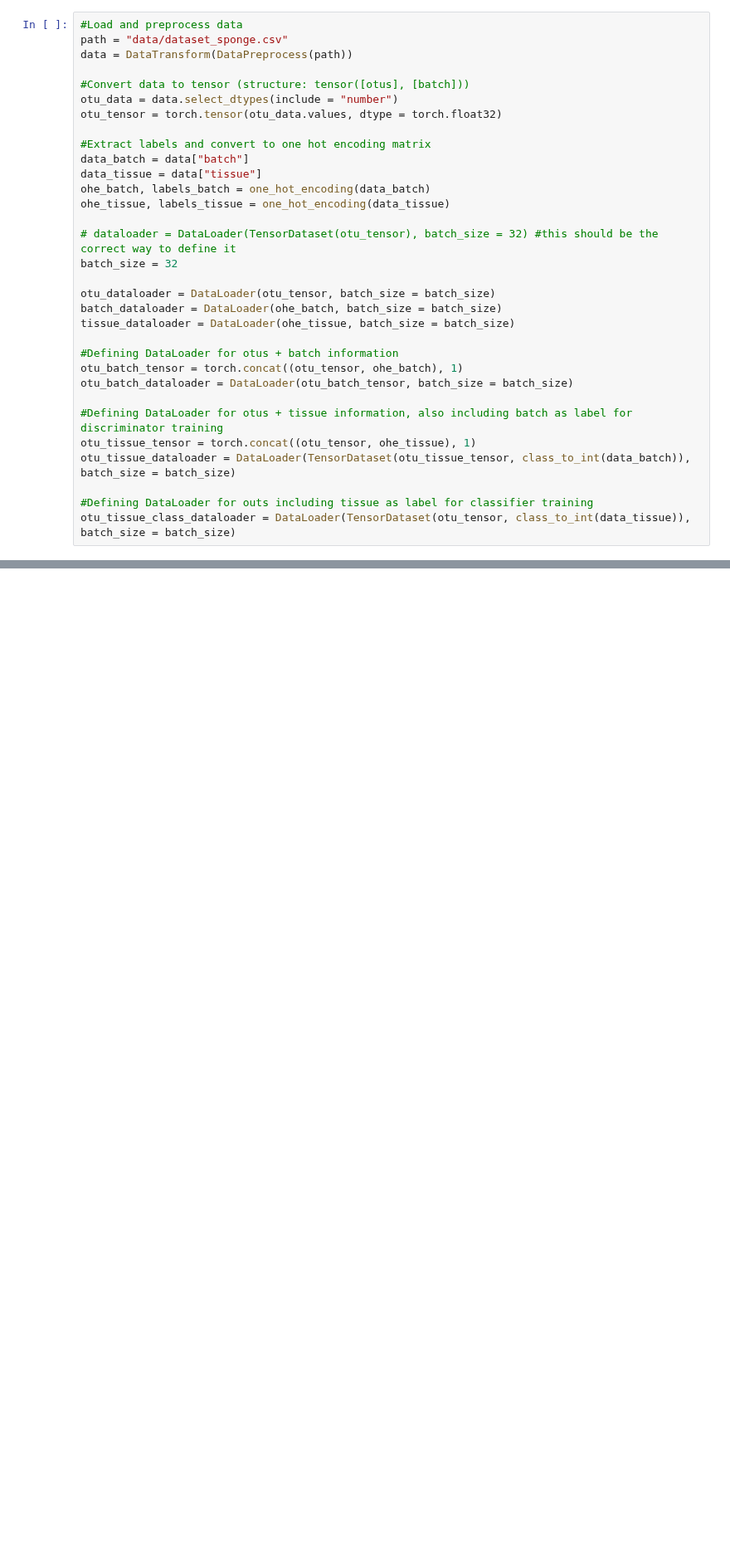
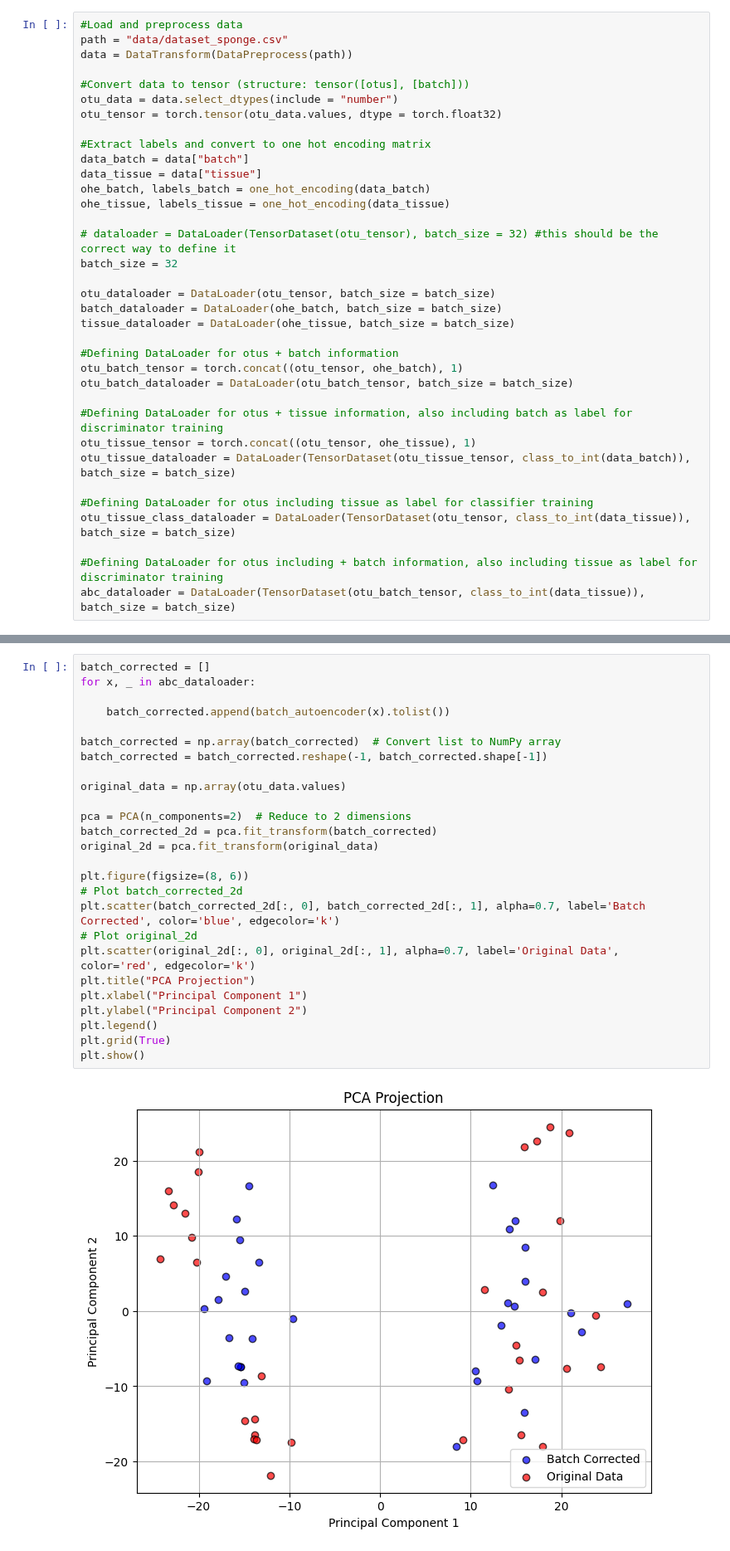
Before and after one commit to edircoli/BECA, a Jupyter notebook: MetaBECA.ipynb, the cells around one changed output, grey strips where cells are left out. Shown at 83% size. Cells and saved outputs as stored; diff of their text form; blank space fills up the shorter version.

Commit message:
Implemente ABC training

```diff
--- a/MetaBECA.ipynb
+++ b/MetaBECA.ipynb
@@ -560,8 +576,11 @@ otu_batch_dataloader = DataLoader(otu_batch_tensor, batch_size = batch_size)
 otu_tissue_tensor = torch.concat((otu_tensor, ohe_tissue), 1)
 otu_tissue_dataloader = DataLoader(TensorDataset(otu_tissue_tensor, class_to_int(data_batch)), batch_size = batch_size)
 
-#Defining DataLoader for outs including tissue as label for classifier training
+#Defining DataLoader for otus including tissue as label for classifier training
 otu_tissue_class_dataloader = DataLoader(TensorDataset(otu_tensor, class_to_int(data_tissue)), batch_size = batch_size)
+
+#Defining DataLoader for otus including + batch information, also including tissue as label for discriminator training
+abc_dataloader = DataLoader(TensorDataset(otu_batch_tensor, class_to_int(data_tissue)), batch_size = batch_size)
 # %% [markdown]
 ### Training loop for simple autoencoder
 # %%
@@ -730,0 +806,28 @@ Epoch 200/200 | Train Loss: 0.3133
+# %%
+batch_corrected = []
+for x, _ in abc_dataloader:
+
+    batch_corrected.append(batch_autoencoder(x).tolist())
+
+batch_corrected = np.array(batch_corrected)  # Convert list to NumPy array
+batch_corrected = batch_corrected.reshape(-1, batch_corrected.shape[-1])
+
+original_data = np.array(otu_data.values)
+
+pca = PCA(n_components=2)  # Reduce to 2 dimensions
+batch_corrected_2d = pca.fit_transform(batch_corrected)
+original_2d = pca.fit_transform(original_data)
+
+plt.figure(figsize=(8, 6))
+# Plot batch_corrected_2d
+plt.scatter(batch_corrected_2d[:, 0], batch_corrected_2d[:, 1], alpha=0.7, label='Batch Corrected', color='blue', edgecolor='k')
+# Plot original_2d
+plt.scatter(original_2d[:, 0], original_2d[:, 1], alpha=0.7, label='Original Data', color='red', edgecolor='k')
+plt.title("PCA Projection")
+plt.xlabel("Principal Component 1")
+plt.ylabel("Principal Component 2")
+plt.legend()
+plt.grid(True)
+plt.show()
+# %% [output]
+[figure, added]
```
Also changed, not shown: parts of 4 cells of this notebook.
